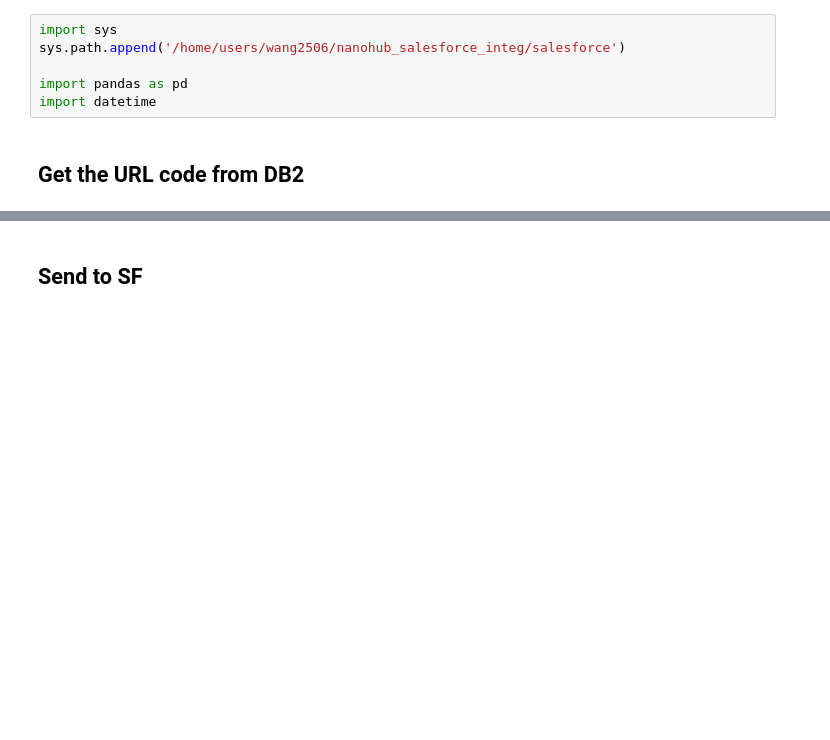
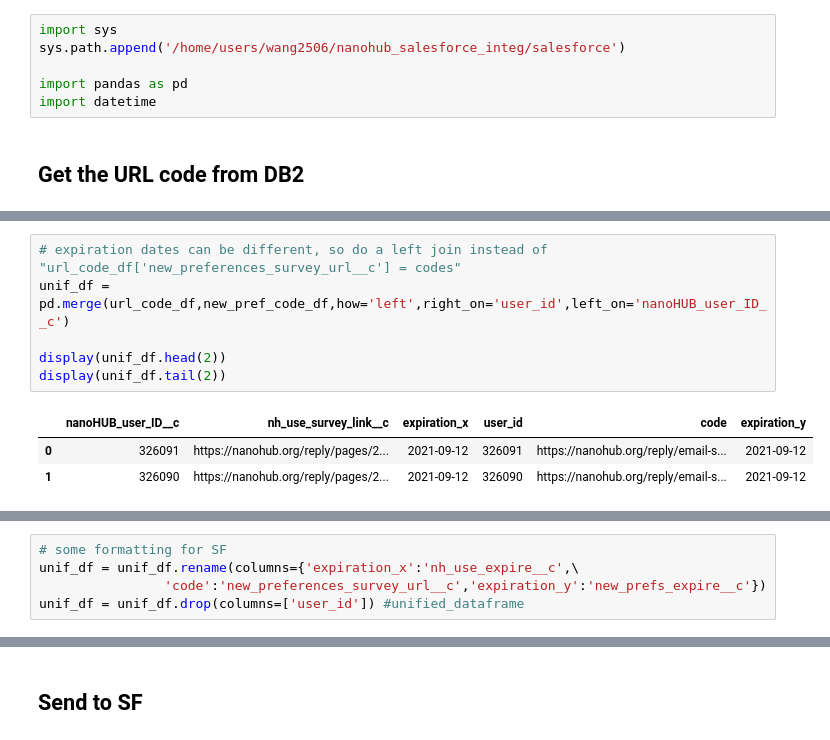
Before and after one commit to saxenap/nanohub, a Jupyter notebook: pipeline/salesforce/task_nh_survey_urls.ipynb, the cells around one changed output, grey strips where cells are left out. Cells and saved outputs as stored; diff of their text form; blank space fills up the shorter version.

```diff
--- a/pipeline/salesforce/task_nh_survey_urls.ipynb
+++ b/pipeline/salesforce/task_nh_survey_urls.ipynb
@@ -89,0 +91,10 @@ display(url_code_df.head(2))
+# %%
+# expiration dates can be different, so do a left join instead of "url_code_df['new_preferences_survey_url__c'] = codes"
+unif_df = pd.merge(url_code_df,new_pref_code_df,how='left',right_on='user_id',left_on='nanoHUB_user_ID__c')
+
+display(unif_df.head(2))
+display(unif_df.tail(2))
+# %% [output]
+|  | nanoHUB_user_ID__c | nh_use_survey_link__c | expiration_x | user_id | code | expiration_y |
+| 0 | 326091 | https://nanohub.org/reply/pages/2... | 2021-09-12 | 326091 | https://nanohub.org/reply/email-s... | 2021-09-12 |
+| 1 | 326090 | https://nanohub.org/reply/pages/2... | 2021-09-12 | 326090 | https://nanohub.org/reply/email-s... | 2021-09-12 |
@@ -89,0 +104,5 @@ display(url_code_df.head(2))
+# %%
+# some formatting for SF
+unif_df = unif_df.rename(columns={'expiration_x':'nh_use_expire__c',\
+                'code':'new_preferences_survey_url__c','expiration_y':'new_prefs_expire__c'})
+unif_df = unif_df.drop(columns=['user_id']) #unified_dataframe
```
Also changed, not shown: parts of 12 cells of this notebook, 12 other files.
